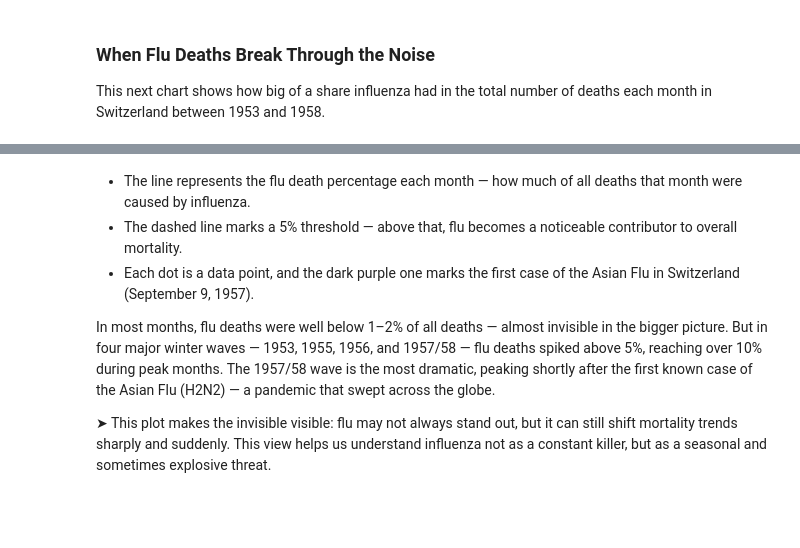
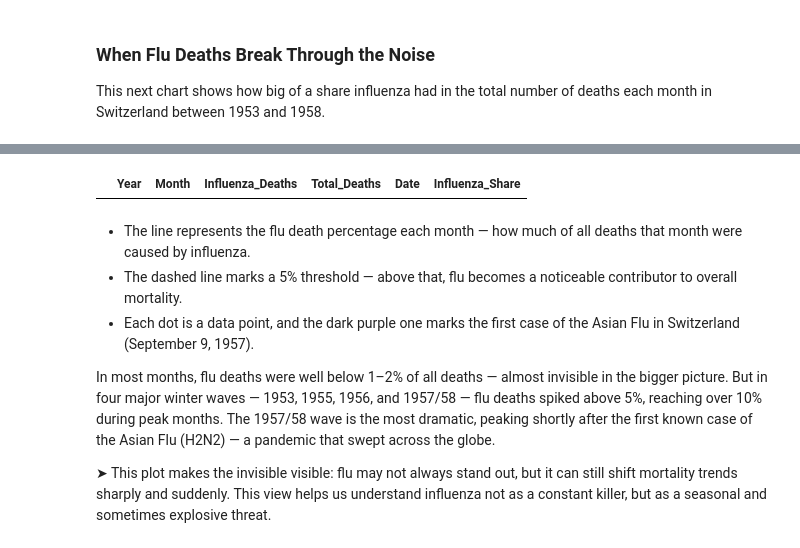
Before and after one commit to plospen1/Project_PODSV, a Jupyter notebook: src/data_visualisation.ipynb, the cells around one changed output, grey strips where cells are left out. Saved outputs shown, nothing was run; the diff lists cells and outputs as text; code cells hidden in the pictures; blank space fills up the shorter version.

```diff
--- a/src/data_visualisation.ipynb
+++ b/src/data_visualisation.ipynb
@@ -676,6 +676,27 @@ This next chart shows how big of a share influenza had in the total number of de
 # %%
 output_notebook()
 
+# Normalize the parameter column
+data_set2_mortality["Parameter"] = data_set2_mortality["Parameter"].str.strip().str.lower()
+data_set2_mortality["Parameter"] = data_set2_mortality["Parameter"].replace({
+    "deaths total": "deaths total",
+    "total deaths": "deaths total",
+    "total death": "deaths total"
+})
+
+# Convert month names to numbers
+month_map = {
+    'january': 1, 'february': 2, 'march': 3, 'april': 4,
+    'may': 5, 'june': 6, 'july': 7, 'august': 8,
+    'september': 9, 'october': 10, 'november': 11, 'december': 12
+}
+data_set2_mortality["Month"] = data_set2_mortality["Month"].str.strip().str.lower().map(month_map)
+
+# Extract influenza and total deaths for Switzerland (CH)
+influenza_ch = data_set2_mortality[data_set2_mortality["Parameter"] == "deaths influenza"][["Year", "Month", "CH"]]
+total_ch = data_set2_mortality[data_set2_mortality["Parameter"] == "deaths total"][["Year", "Month", "CH"]]
+
+# Merge by year and month
 comparison_df = influenza_ch.copy()
 comparison_df = comparison_df.rename(columns={"CH": "Influenza_Deaths"})
 comparison_df["Total_Deaths"] = total_ch["CH"].values
@@ -685,8 +706,6 @@ comparison_df["Date"] = pd.to_datetime(dict(year=comparison_df["Year"], month=co
 
 # Keep only data until August 1958
 comparison_df = comparison_df[(comparison_df["Year"] < 1958) | ((comparison_df["Year"] == 1958) & (comparison_df["Month"] <= 8))]
-
-
 # Calculate influenza share
 comparison_df["Influenza_Share"] = comparison_df["Influenza_Deaths"] / comparison_df["Total_Deaths"] * 100
 source = ColumnDataSource(comparison_df)
@@ -779,3 +797,7 @@ show(p)
+# %%
+comparison_df
+# %% [output]
+|  | Year | Month | Influenza_Deaths | Total_Deaths | Date | Influenza_Share |
 # %% [markdown]
 - The line represents the flu death percentage each month — how much of all deaths that month were caused by influenza.
 - The dashed line marks a 5% threshold — above that, flu becomes a noticeable contributor to overall mortality.
```
Also changed, not shown: parts of 1 cell of this notebook, 4 other files.
